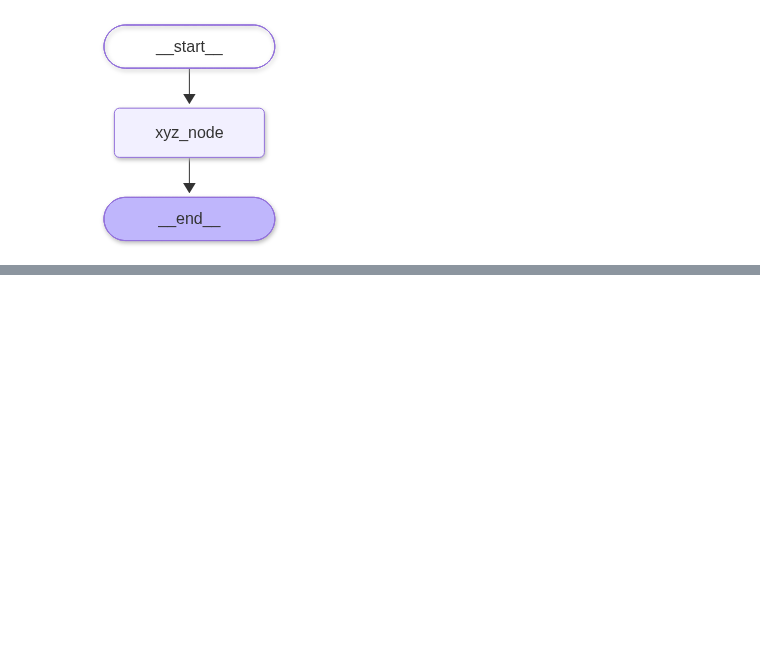
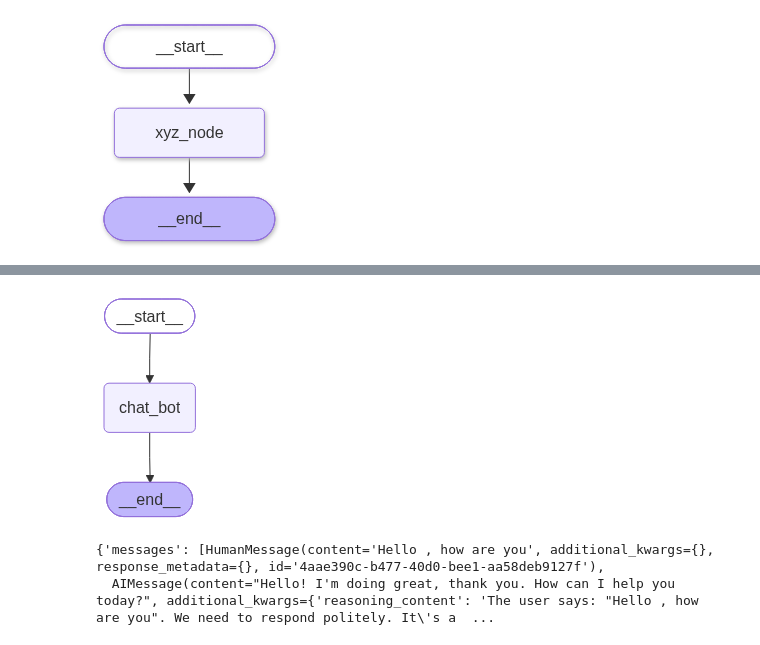
Before and after one commit to Bluefalcon04v/learning-agentic-ai, a Jupyter notebook: src/LangGraph/01_langgraph_concept.ipynb, the cells around one changed output, grey strips where cells are left out. Saved outputs shown, nothing was run; the diff lists cells and outputs as text; code cells hidden in the pictures; blank space fills up the shorter version.

```diff
--- a/src/LangGraph/01_langgraph_concept.ipynb
+++ b/src/LangGraph/01_langgraph_concept.ipynb
@@ -57,0 +128,29 @@ final_graph
+# %%
+from langgraph.graph.message import add_messages
+from langchain.messages import HumanMessage
+from typing import Annotated
+
+def custom_reducer(existing: list, new: list):
+    all_msg = existing + new
+    return all_msg[-1:]
+
+# class ChatState(BaseModel):
+    messages: Annotated[list, custom_reducer] = [] # using custom reducer
+
+class ChatState(BaseModel):
+    messages: Annotated[list, add_messages] = []
+
+def chat_bot(state: ChatState):
+    state.messages = [llm.invoke(state.messages)]
+    return state
+
+graph = StateGraph(ChatState)
+graph.add_node('chat_bot', chat_bot)
+graph.add_edge(START, "chat_bot")
+graph.add_edge("chat_bot", END)
+
+final_graph = graph.compile()
+# %%
+final_graph
+# %% [output]
+[figure, added]
@@ -57,0 +161,5 @@ final_graph
+# %%
+res
+# %% [output]
+{'messages': [HumanMessage(content='Hello , how are you', additional_kwargs={}, response_metadata={}, id='4aae390c-b477-40d0-bee1-aa58deb9127f'),
+  AIMessage(content="Hello! I'm doing great, thank you. How can I help you today?", additional_kwargs={'reasoning_content': 'The user says: "Hello , how are you". We need to respond politely. It\'s a  ...
```
Also changed, not shown: parts of 14 cells of this notebook, 4 other files.
